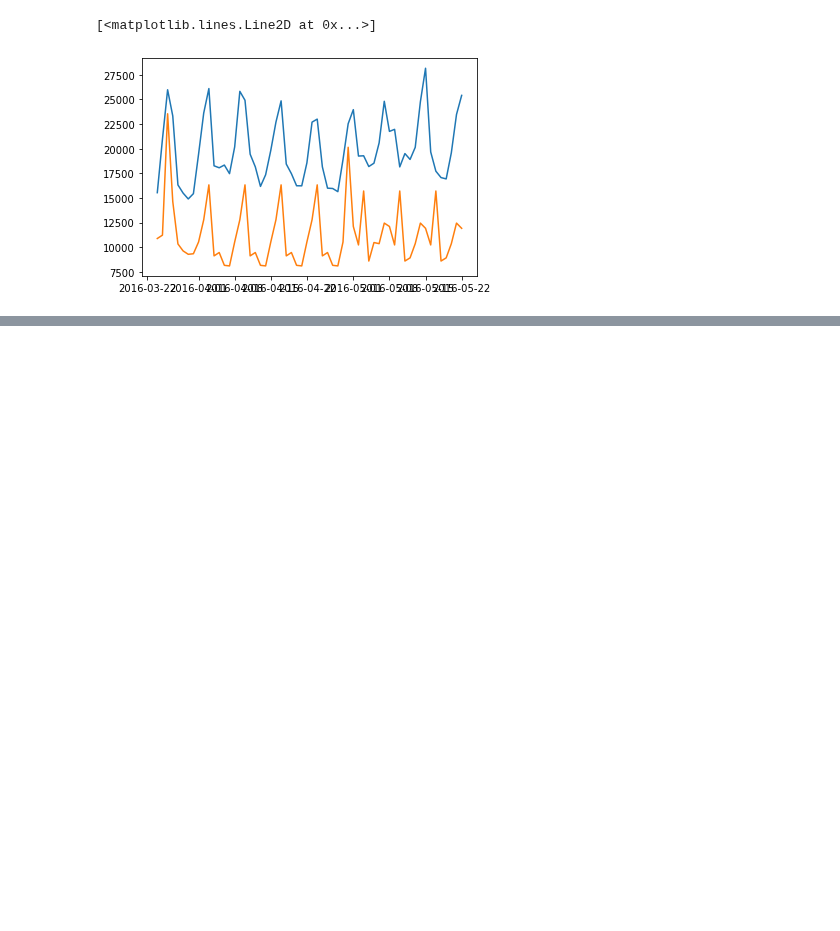
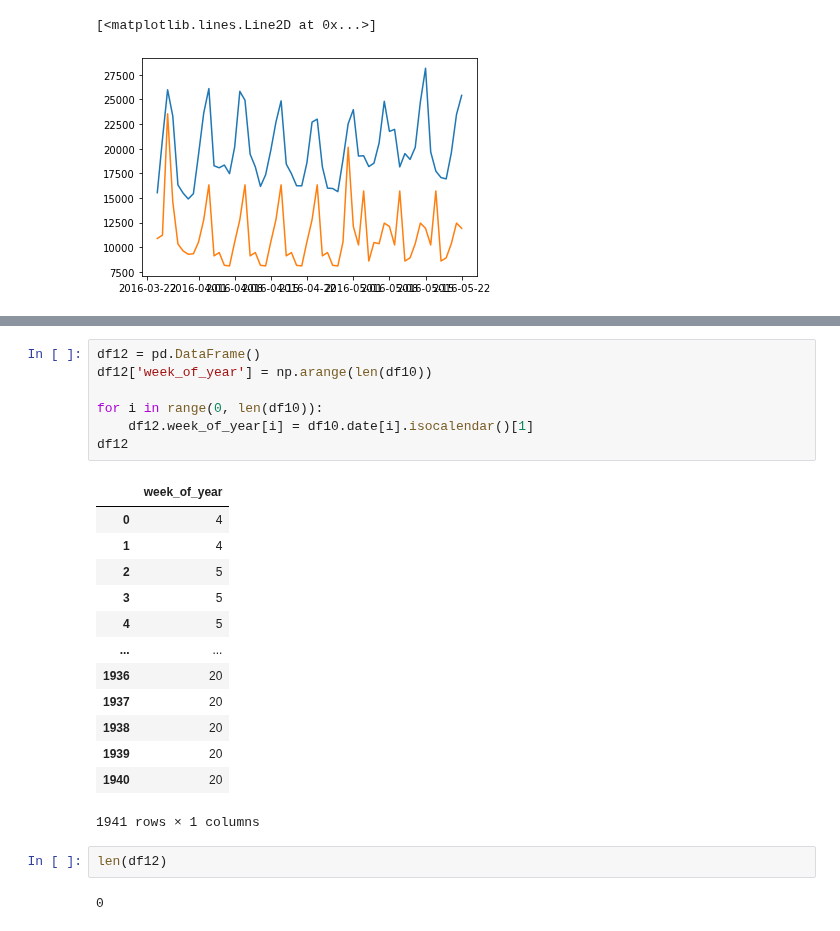
Before and after one commit to sithankanna/hts-forecast, a Jupyter notebook: notebooks/002-EK-EDA.ipynb, the cells around one changed output, grey strips where cells are left out. Saved outputs shown, nothing was run; the diff lists cells and outputs as text; blank space fills up the shorter version.

Commit message:
Begin adding week-of-year feature to FOODS_3

```diff
--- a/notebooks/002-EK-EDA.ipynb
+++ b/notebooks/002-EK-EDA.ipynb
@@ -487,0 +521,25 @@ plt.plot(d1)
+# %%
+df12 = pd.DataFrame()
+df12['week_of_year'] = np.arange(len(df10))
+
+for i in range(0, len(df10)):
+    df12.week_of_year[i] = df10.date[i].isocalendar()[1]
+df12
+# %% [output]
+|  | week_of_year |
+| 0 | 4 |
+| 1 | 4 |
+| 2 | 5 |
+| 3 | 5 |
+| 4 | 5 |
+| ... | ... |
+| 1936 | 20 |
+| 1937 | 20 |
+| 1938 | 20 |
+| 1939 | 20 |
+| 1940 | 20 |
+1941 rows × 1 columns
+# %%
+len(df12)
+# %% [output]
+0
```
Also changed, not shown: parts of 11 cells of this notebook.
